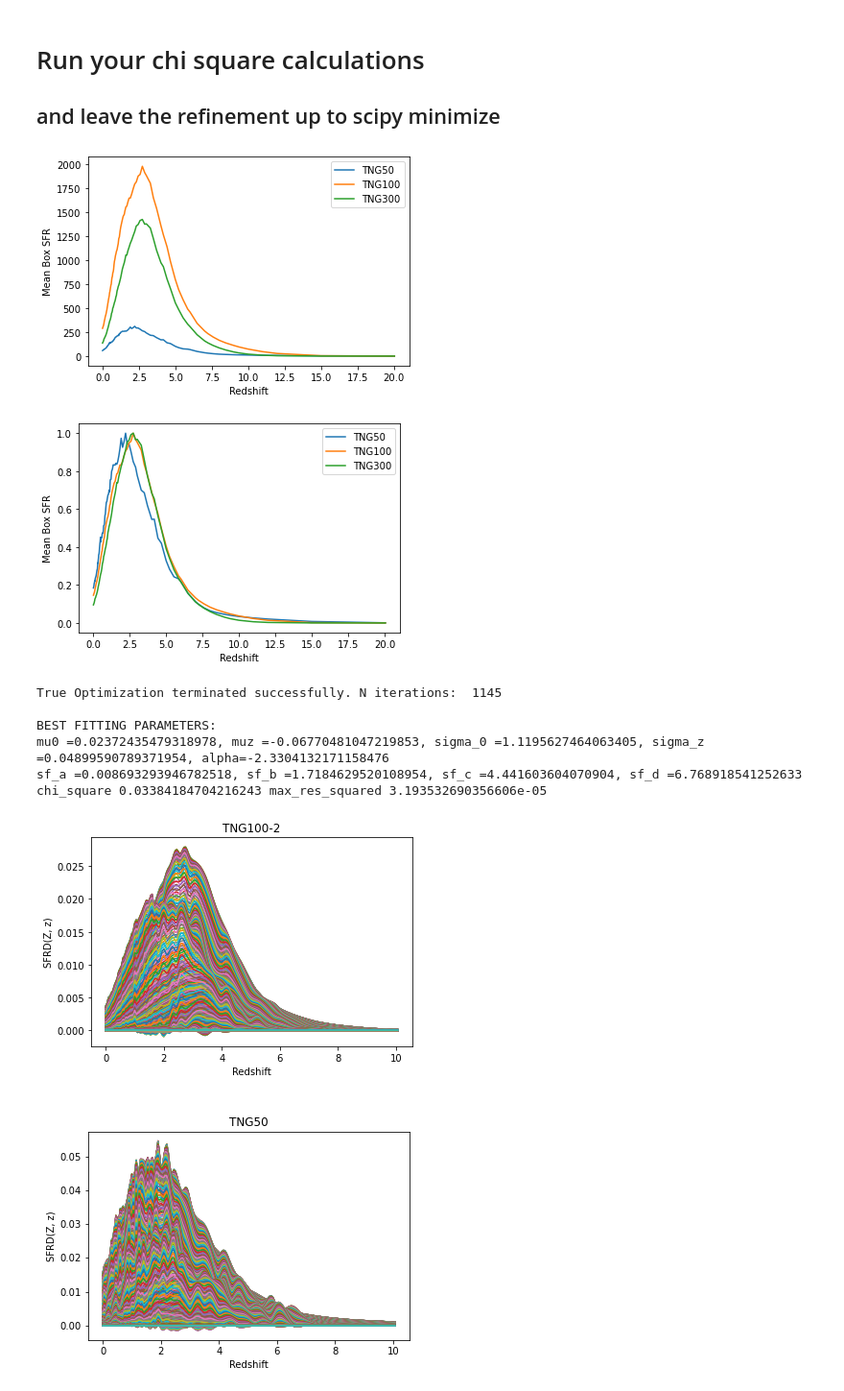
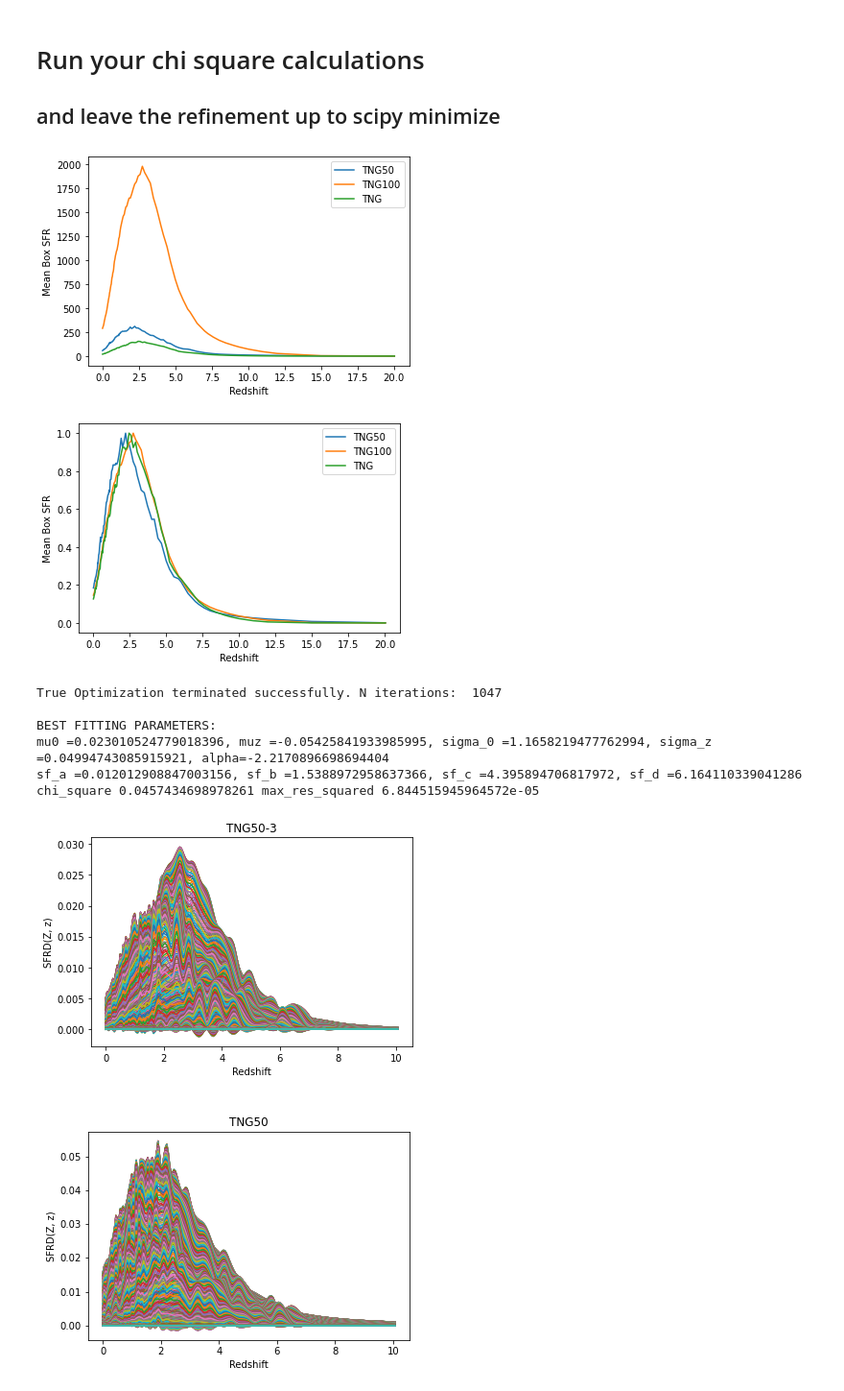
Before and after one commit to sashalvna/Fit_SFRD_TNG, a Jupyter notebook: Fit_model_to_sfrdzZ_TNG.ipynb, the cells around one changed output. Shown at 96% size. Cells and saved outputs as stored; diff of their text form; code cells hidden in the pictures.

```diff
--- a/Fit_model_to_sfrdzZ_TNG.ipynb
+++ b/Fit_model_to_sfrdzZ_TNG.ipynb
@@ -28,9 +28,9 @@ import ReadFitData as read
 importlib.reload(read)
 
 #Change file names to match TNG version
-Cosmol_sim_location = paths.data / "SFRMetallicityFromGasTNG100-2.hdf5"
-fit_filename = 'test_best_fit_parameters_TNG100-2.txt'
-rbox = 75 #35 for 50, 75 for 100, 205 for 300
+Cosmol_sim_location = paths.data / "SFRMetallicityFromGasTNG50-3.hdf5"
+fit_filename = 'test_best_fit_parameters_TNG50-3.txt'
+rbox = 35 #35 for 50, 75 for 100, 205 for 300
 from IPython.display import Image # to open images in Ipython
 # %% [markdown]
 # First read the data that you want to fit to
@@ -223,22 +223,22 @@ with h5.File(Cosmol_sim_location, "r") as f:
 # %%
 plt.plot(Redshifts50, np.mean(BoxSfr50, axis=1), label='TNG50')
 plt.plot(Redshifts100, np.mean(BoxSfr100, axis=1), label='TNG100')
-plt.plot(Redshifts, np.mean(BoxSfr, axis=1), label='TNG300')
+plt.plot(Redshifts, np.mean(BoxSfr, axis=1), label='TNG')
 plt.xlabel("Redshift")
 plt.ylabel("Mean Box SFR")
 plt.legend();
 # %% [output]
-[figure, old version]
+[figure, new version]
 # %%
 #normalized to 1
 plt.plot(Redshifts50, np.mean(BoxSfr50, axis=1)/max(np.mean(BoxSfr50, axis=1)), label='TNG50')
 plt.plot(Redshifts100, np.mean(BoxSfr100, axis=1)/max(np.mean(BoxSfr100, axis=1)), label='TNG100')
-plt.plot(Redshifts, np.mean(BoxSfr, axis=1)/max(np.mean(BoxSfr, axis=1)), label='TNG300')
+plt.plot(Redshifts, np.mean(BoxSfr, axis=1)/max(np.mean(BoxSfr, axis=1)), label='TNG')
 plt.xlabel("Redshift")
 plt.ylabel("Mean Box SFR")
 plt.legend();
 # %% [output]
-[figure, old version]
+[figure, new version]
 # %%
 print(res.success, res.message, 'N iterations: ', res.nit)
 muz_best, mu0_best, sigma0_best, sigmaz_best, alpha_best = res.x[0], res.x[1], res.x[2], res.x[3],res.x[4]
@@ -263,12 +263,12 @@ v = res['fun']/   N_elements  # variance of residuals, sse/n
 # for i, val in enumerate(res['x']):
 #     print(np.round(val,3), ' pm ',  np.round(se[i],4) )
 # %% [output]
-True Optimization terminated successfully. N iterations:  1145
+True Optimization terminated successfully. N iterations:  1047
 
 BEST FITTING PARAMETERS:
-mu0 =0.02372435479318978, muz =-0.06770481047219853, sigma_0 =1.1195627464063405, sigma_z =0.04899590789371954, alpha=-2.3304132171158476
-sf_a =0.008693293946782518, sf_b =1.7184629520108954, sf_c =4.441603604070904, sf_d =6.768918541252633
-chi_square 0.03384184704216243 max_res_squared 3.193532690356606e-05
+mu0 =0.023010524779018396, muz =-0.05425841933985995, sigma_0 =1.1658219477762994, sigma_z =0.04994743085915921, alpha=-2.2170896698694404
+sf_a =0.012012908847003156, sf_b =1.5388972958637366, sf_c =4.395894706817972, sf_d =6.164110339041286
+chi_square 0.0457434698978261 max_res_squared 6.844515945964572e-05
 # %%
 if res.success:
     np.savetxt(paths.data / fit_filename,
@@ -277,19 +277,19 @@ if res.success:
 # %%
 # Get the SFR (Shape of Madau & Fragos 2014)
 sfr = Z_SFRD.Madau_Dickinson2014(redshift_new, a=sf_a_best, b=sf_b_best, c=sf_c_best, d=sf_d_best).value # Msun year-1 Mpc-3
 # Get dPdZ (skew-log-normal distribution)
 dPdlogZ, metallicities, step_logZ, p_draw_metallicity = \
                     Z_SFRD.skew_metallicity_distribution(redshift_new ,mu_z = muz_best , mu_0 = mu0_best ,
                                                   omega_0= sigma0_best , omega_z=sigmaz_best , alpha = alpha_best ,
                                                   metals=metals_new)
 
 
 model = sfr[:,np.newaxis] * dPdlogZ
 plt.plot(redshift_new, SFRDnew.T); #simulation
 #plt.plot(redshift_new, model); #fitted model, best fit
-plt.title("TNG100-2")
+plt.title("TNG50-3")
 plt.xlabel("Redshift")
 plt.ylabel("SFRD(Z, z)")
-plt.savefig("SFRD_TNG100-2.png")
+plt.savefig("SFRD_TNG50-3.png")
 # %% [output]
-[figure, old version]
+[figure, new version]
```
Also changed, not shown: parts of 10 cells of this notebook, 7 other files.
